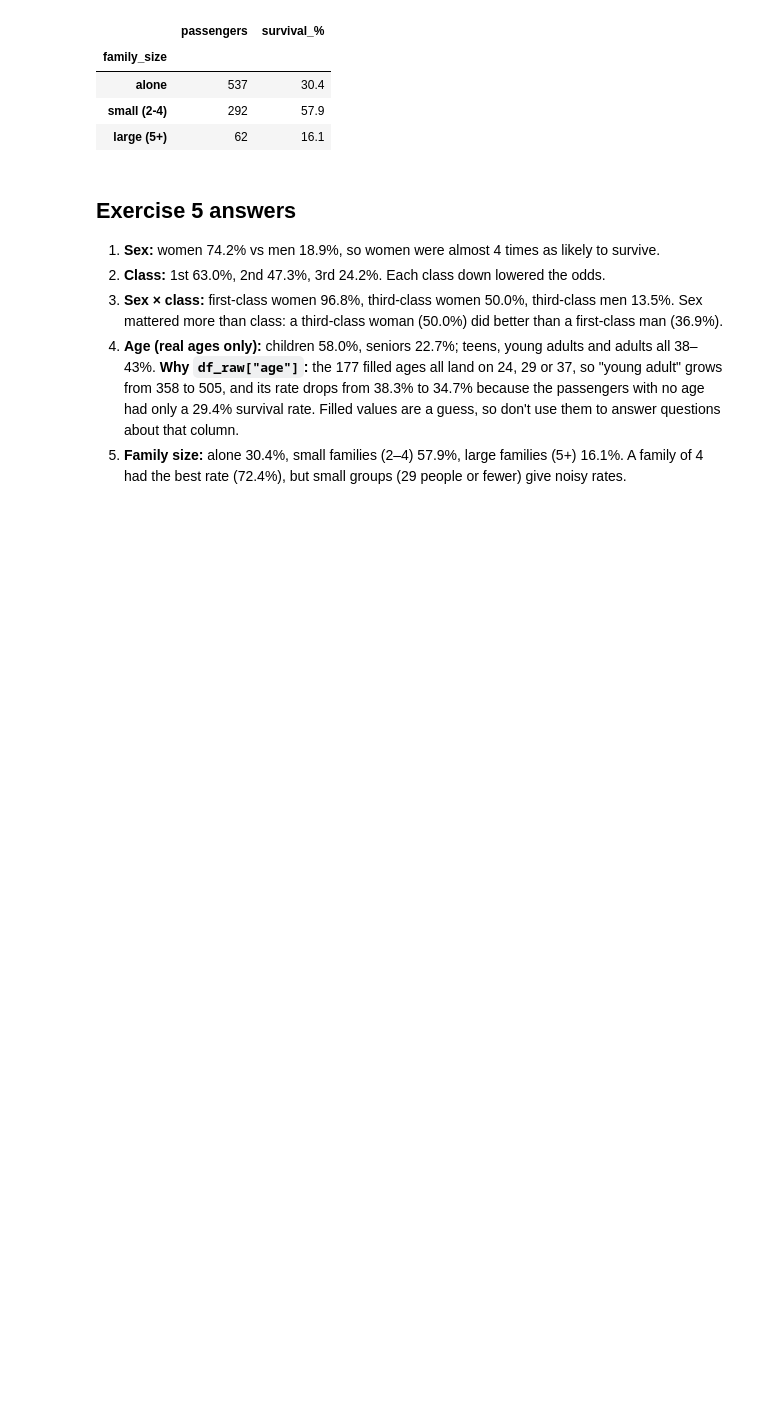
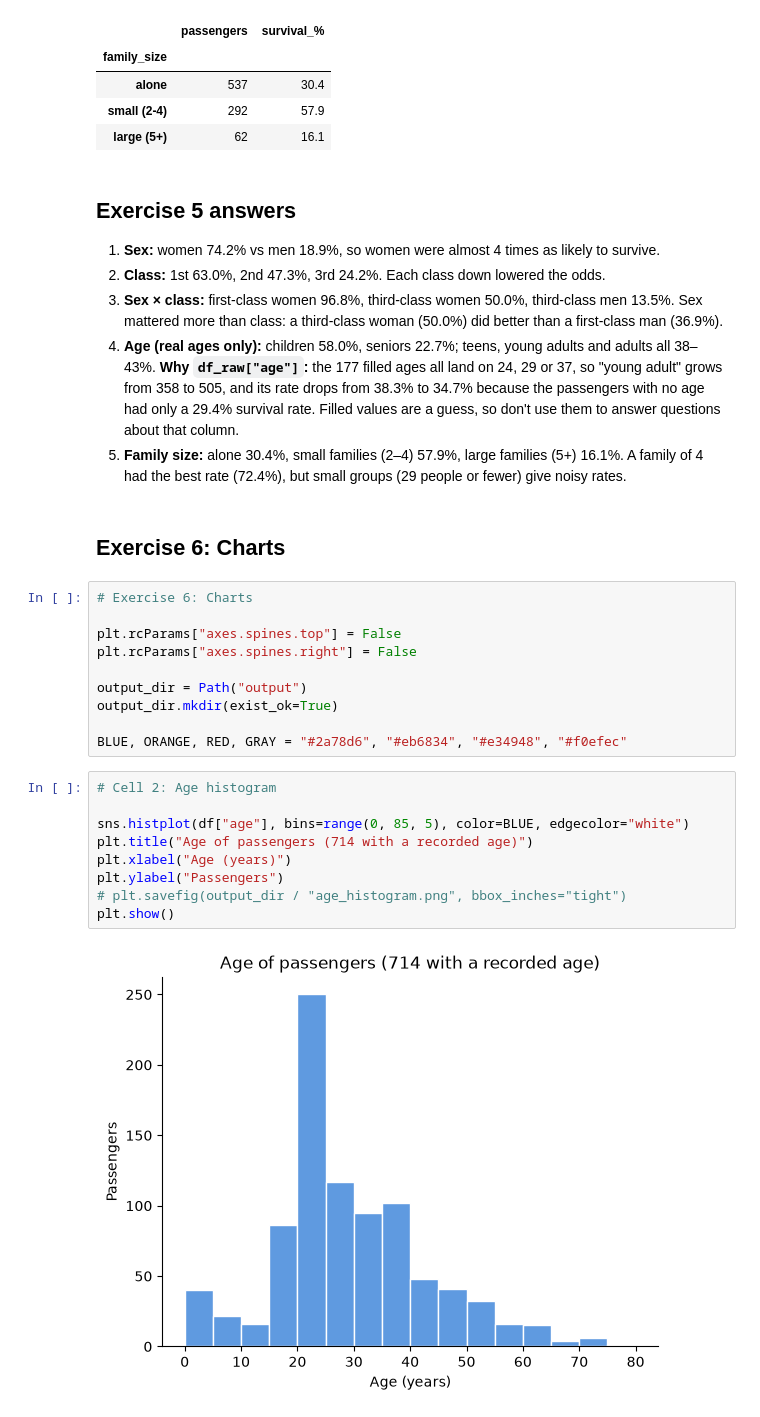
Before and after one commit to adam-c4d/pythonllm-practise, a Jupyter notebook: 02_data/titanic_eda.ipynb, the cells around one changed output. Saved outputs shown, nothing was run; the diff lists cells and outputs as text; blank space fills up the shorter version.

Commit message:
Task 4 Ex 6: charts

```diff
--- a/02_data/titanic_eda.ipynb
+++ b/02_data/titanic_eda.ipynb
@@ -451,3 +454,26 @@ survival_by(family_type)
 3. **Sex × class:** first-class women 96.8%, third-class women 50.0%, third-class men 13.5%. Sex mattered more than class: a third-class woman (50.0%) did better than a first-class man (36.9%).
 4. **Age (real ages only):** children 58.0%, seniors 22.7%; teens, young adults and adults all 38–43%. **Why `df_raw["age"]`:** the 177 filled ages all land on 24, 29 or 37, so "young adult" grows from 358 to 505, and its rate drops from 38.3% to 34.7% because the passengers with no age had only a 29.4% survival rate. Filled values are a guess, so don't use them to answer questions about that column.
 5. **Family size:** alone 30.4%, small families (2–4) 57.9%, large families (5+) 16.1%. A family of 4 had the best rate (72.4%), but small groups (29 people or fewer) give noisy rates.
+# %% [markdown]
+## Exercise 6: Charts
+# %%
+# Exercise 6: Charts
+
+plt.rcParams["axes.spines.top"] = False
+plt.rcParams["axes.spines.right"] = False
+
+output_dir = Path("output")
+output_dir.mkdir(exist_ok=True)
+
+BLUE, ORANGE, RED, GRAY = "#2a78d6", "#eb6834", "#e34948", "#f0efec"
+# %%
+# Cell 2: Age histogram
+
+sns.histplot(df["age"], bins=range(0, 85, 5), color=BLUE, edgecolor="white")
+plt.title("Age of passengers (714 with a recorded age)")
+plt.xlabel("Age (years)")
+plt.ylabel("Passengers")
+# plt.savefig(output_dir / "age_histogram.png", bbox_inches="tight")
+plt.show()
+# %% [output]
+[figure, added]
```
Also changed, not shown: parts of 6 cells of this notebook, 2 other files.
